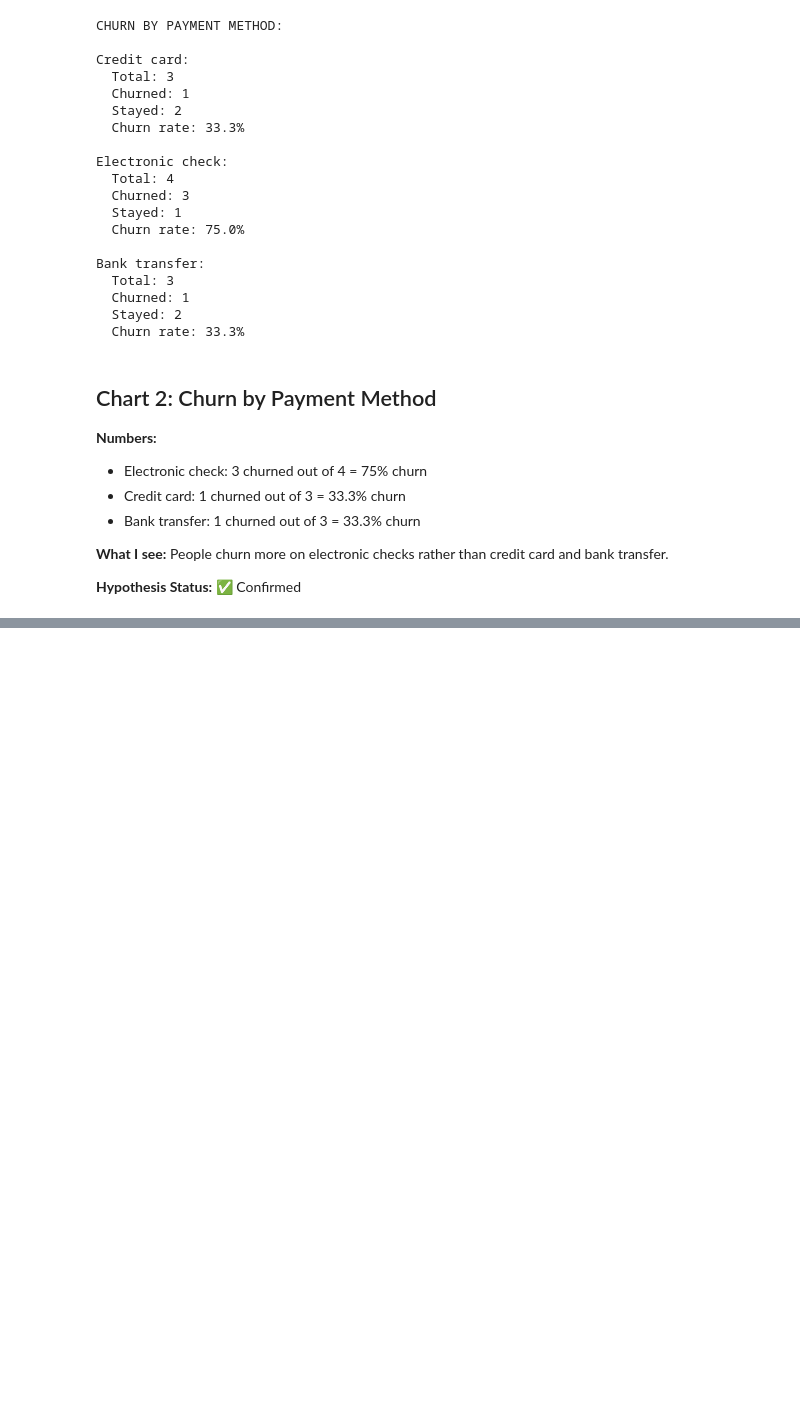
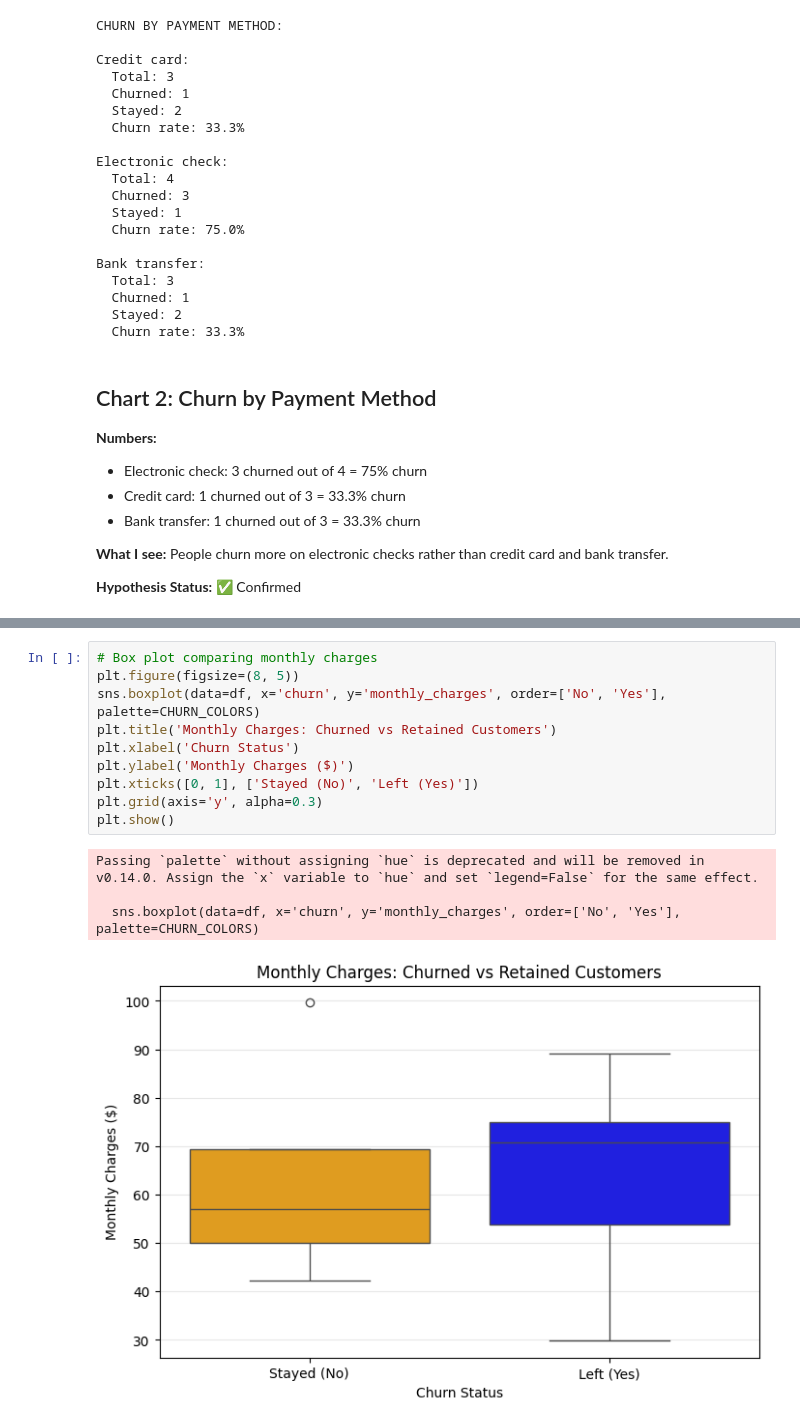
Before and after one commit to alexis-aquino/customer-churner, a Jupyter notebook: notebooks/01_load_data.ipynb, the cells around one changed output, grey strips where cells are left out. Cells and saved outputs as stored; diff of their text form; blank space fills up the shorter version.

```diff
--- a/notebooks/01_load_data.ipynb
+++ b/notebooks/01_load_data.ipynb
@@ -621,0 +694,15 @@ People churn more on electronic checks rather than credit card and bank transfer
+# %%
+# Box plot comparing monthly charges
+plt.figure(figsize=(8, 5))
+sns.boxplot(data=df, x='churn', y='monthly_charges', order=['No', 'Yes'], palette=CHURN_COLORS)
+plt.title('Monthly Charges: Churned vs Retained Customers')
+plt.xlabel('Churn Status')
+plt.ylabel('Monthly Charges ($)')
+plt.xticks([0, 1], ['Stayed (No)', 'Left (Yes)'])
+plt.grid(axis='y', alpha=0.3)
+plt.show()
+# %% [output]
+Passing `palette` without assigning `hue` is deprecated and will be removed in v0.14.0. Assign the `x` variable to `hue` and set `legend=False` for the same effect.
+
+  sns.boxplot(data=df, x='churn', y='monthly_charges', order=['No', 'Yes'], palette=CHURN_COLORS)
+[figure, added]
```
Also changed, not shown: parts of 7 cells of this notebook.
